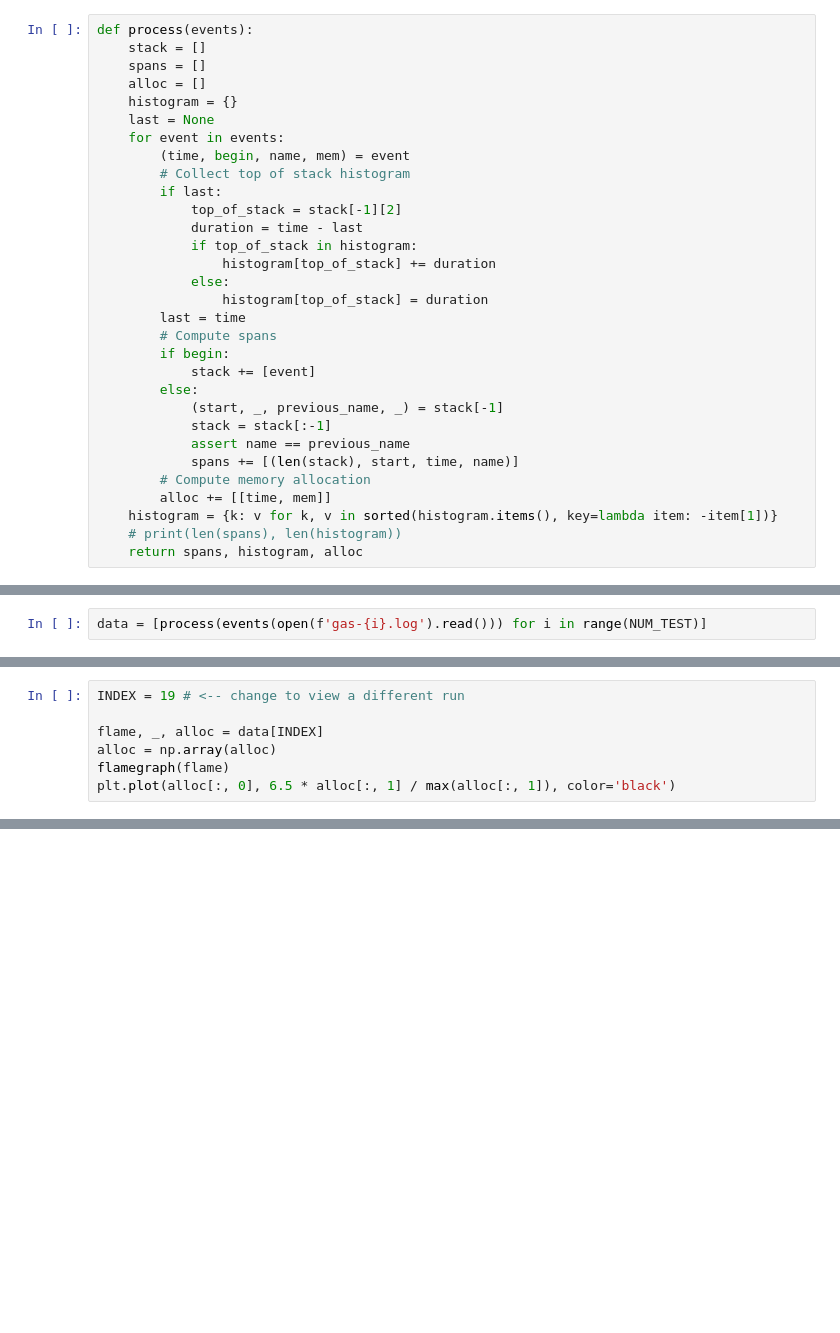
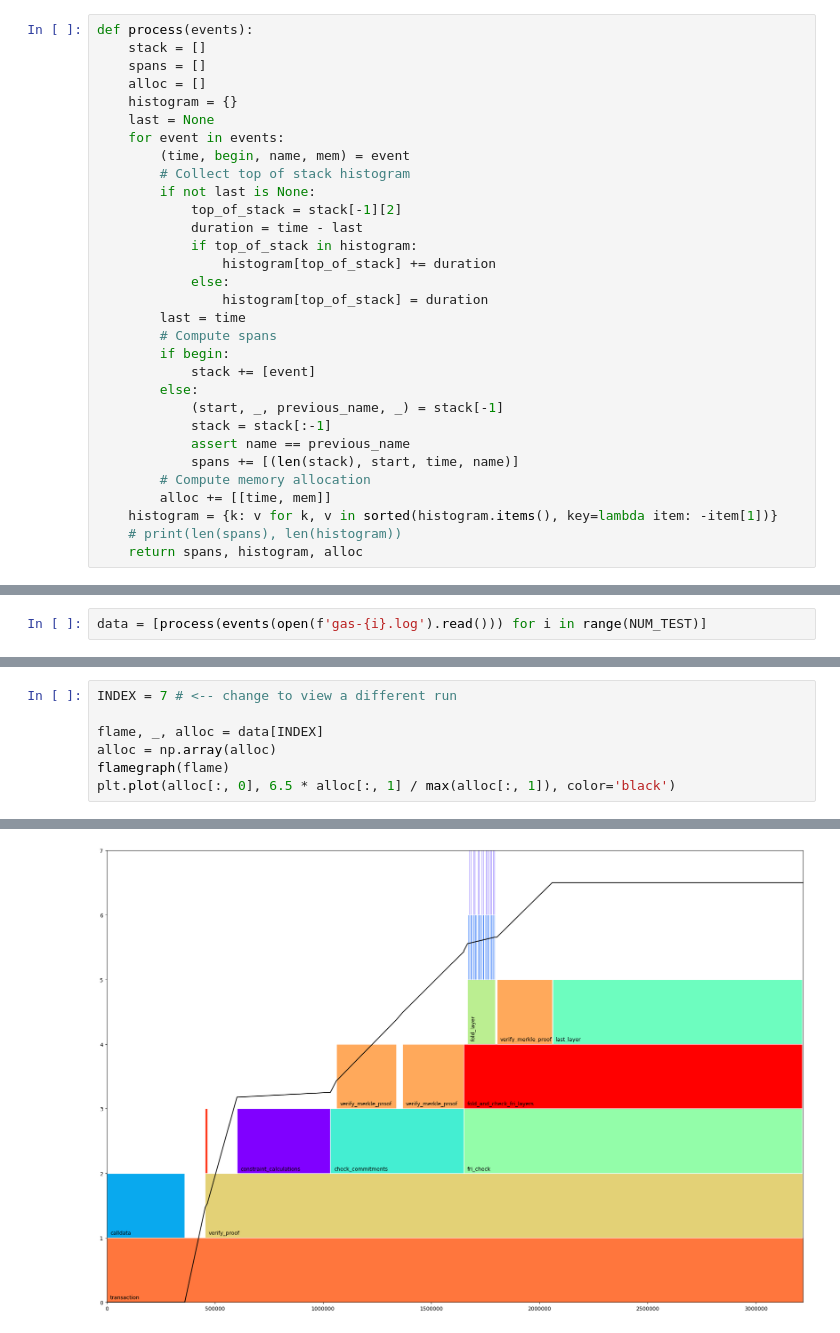
Before and after one commit to 0xProject/OpenZKP, a Jupyter notebook: crypto/stark-verifier-ethereum/Performance.ipynb, the cells around one changed output, grey strips where cells are left out. Cells and saved outputs as stored; diff of their text form; blank space fills up the shorter version.

Commit message:
Fix calldata in plot

```diff
--- a/crypto/stark-verifier-ethereum/Performance.ipynb
+++ b/crypto/stark-verifier-ethereum/Performance.ipynb
@@ -55,7 +57,7 @@ def process(events):
     for event in events:
         (time, begin, name, mem) = event
         # Collect top of stack histogram
-        if last:
+        if not last is None:
             top_of_stack = stack[-1][2]
             duration = time - last
             if top_of_stack in histogram:
@@ -114,7 +118,8 @@ plt.show()
 # %%
-INDEX = 19 # <-- change to view a different run
+INDEX = 7 # <-- change to view a different run
 
 flame, _, alloc = data[INDEX]
 alloc = np.array(alloc)
 flamegraph(flame)
 plt.plot(alloc[:, 0], 6.5 * alloc[:, 1] / max(alloc[:, 1]), color='black')
+# %% [output]
@@ -120,0 +127 @@ plt.plot(alloc[:, 0], 6.5 * alloc[:, 1] / max(alloc[:, 1]), color='black')
+[figure, added]
```
Also changed, not shown: parts of 3 cells of this notebook.
